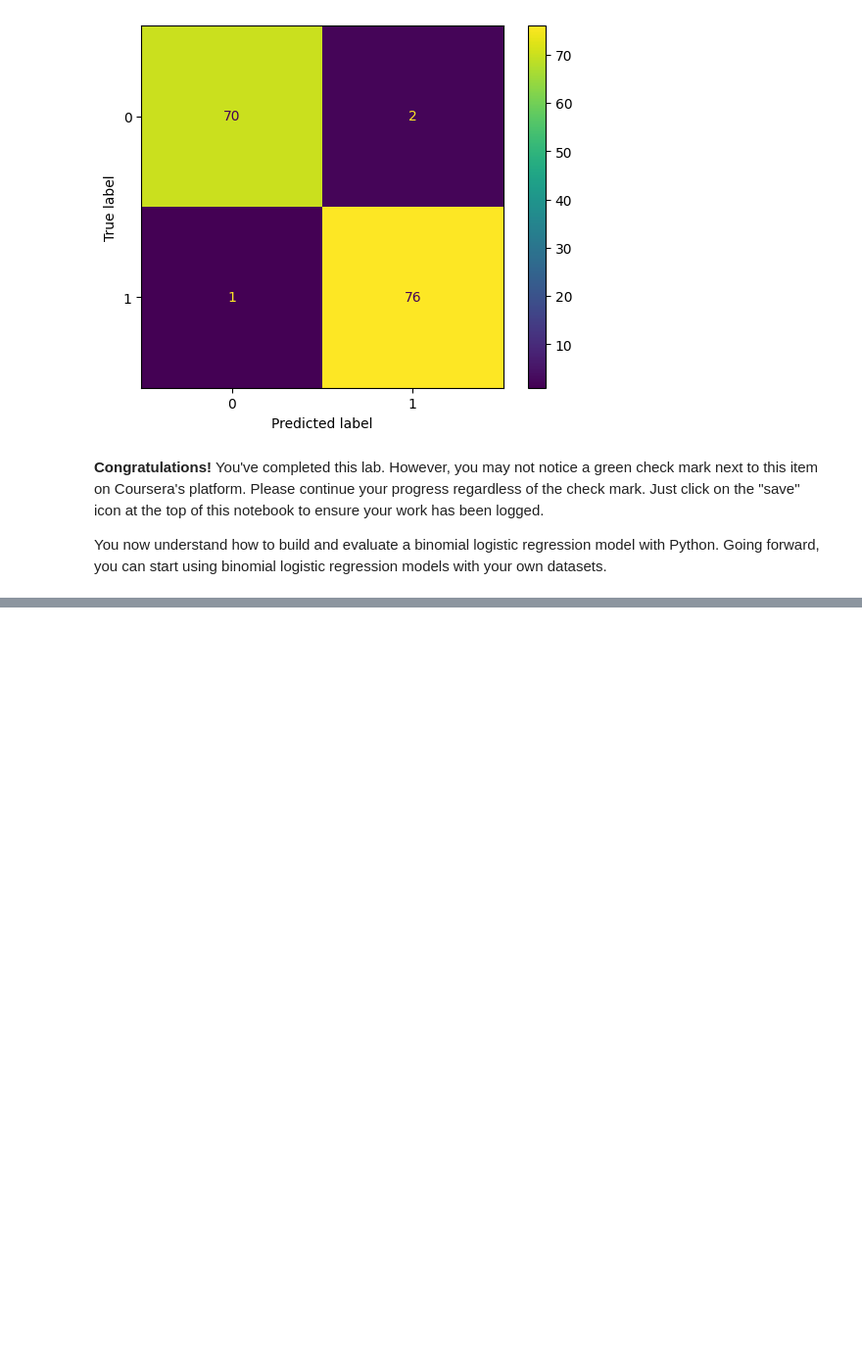
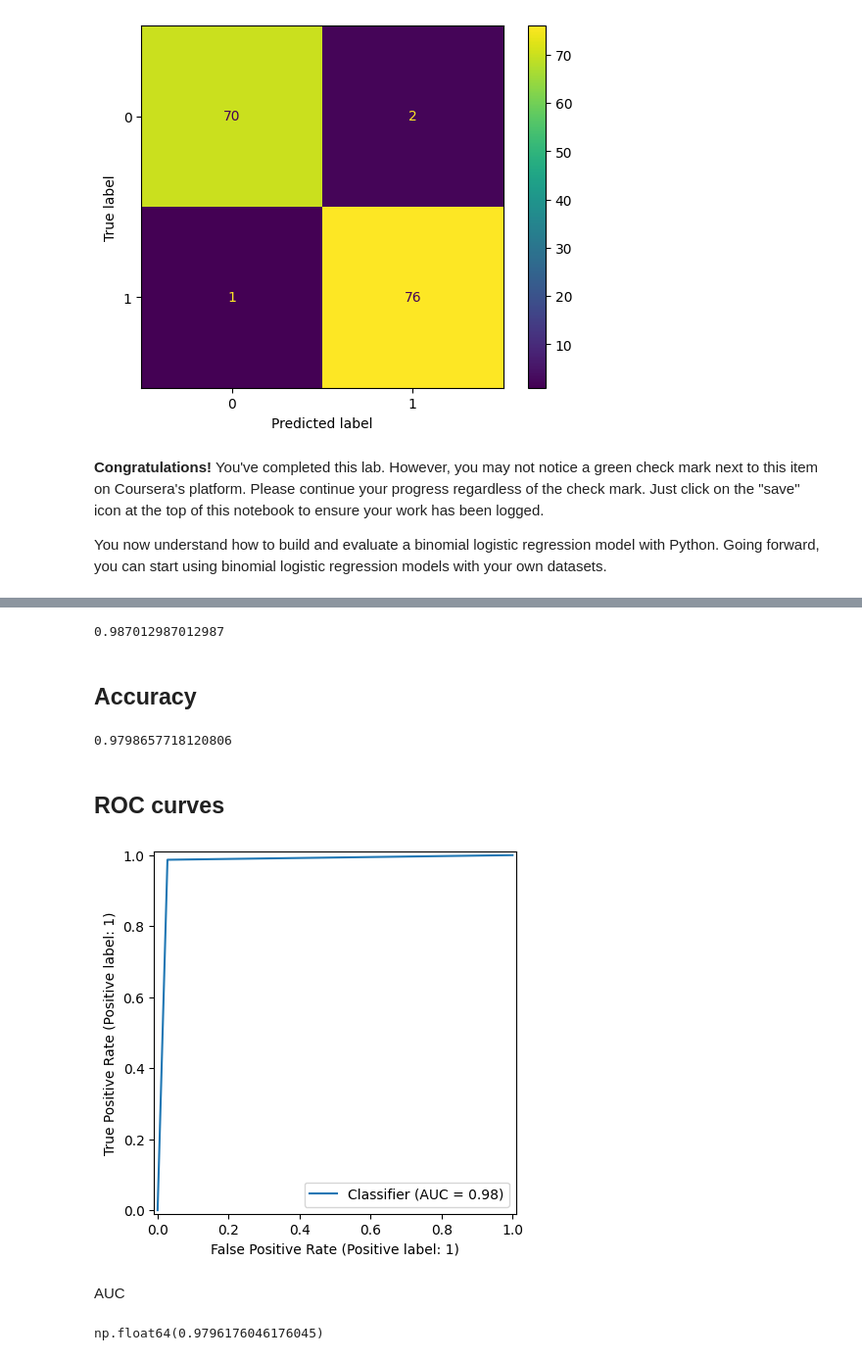
Before and after one commit to Cyberoctane29/Python-For-Data-Analysis, a Jupyter notebook: Course-5/Module_5/1_annotated_follow_along_guide_construct_a_logistic_regression_model_with_python.ipynb, the cells around one changed output, grey strips where cells are left out. Shown at 98% size. Drawn from its saved outputs; the diff is of its cells as text; code cells hidden in the pictures; blank space fills up the shorter version.

```diff
--- a/Course-5/Module_5/1_annotated_follow_along_guide_construct_a_logistic_regression_model_with_python.ipynb
+++ b/Course-5/Module_5/1_annotated_follow_along_guide_construct_a_logistic_regression_model_with_python.ipynb
@@ -215,0 +228,10 @@ You now understand how to build and evaluate a binomial logistic regression mode
+# %%
+metrics.recall_score(y_test,y_pred)
+# %% [output]
+0.987012987012987
+# %% [markdown]
+## Accuracy
+# %%
+metrics.accuracy_score(y_test,y_pred)
+# %% [output]
+0.9798657718120806
@@ -215,0 +241,14 @@ You now understand how to build and evaluate a binomial logistic regression mode
+# %% [markdown]
+## ROC curves
+# %%
+RocCurveDisplay.from_predictions(y_test, y_pred)
+
+plt.show()
+# %% [output]
+[figure, added]
+# %% [markdown]
+AUC
+# %%
+metrics.roc_auc_score(y_test,y_pred)
+# %% [output]
+np.float64(0.9796176046176045)
```
Also changed, not shown: parts of 6 cells of this notebook.
